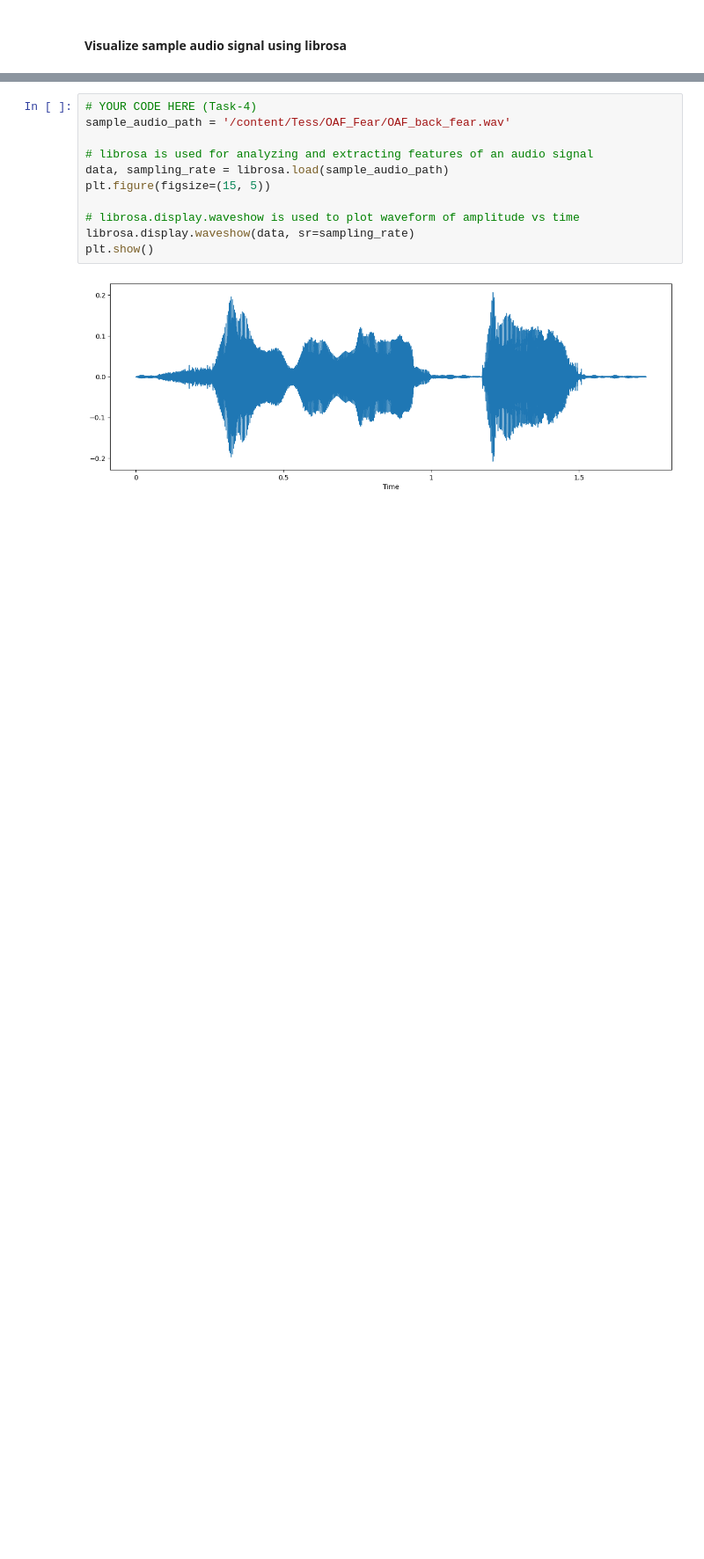
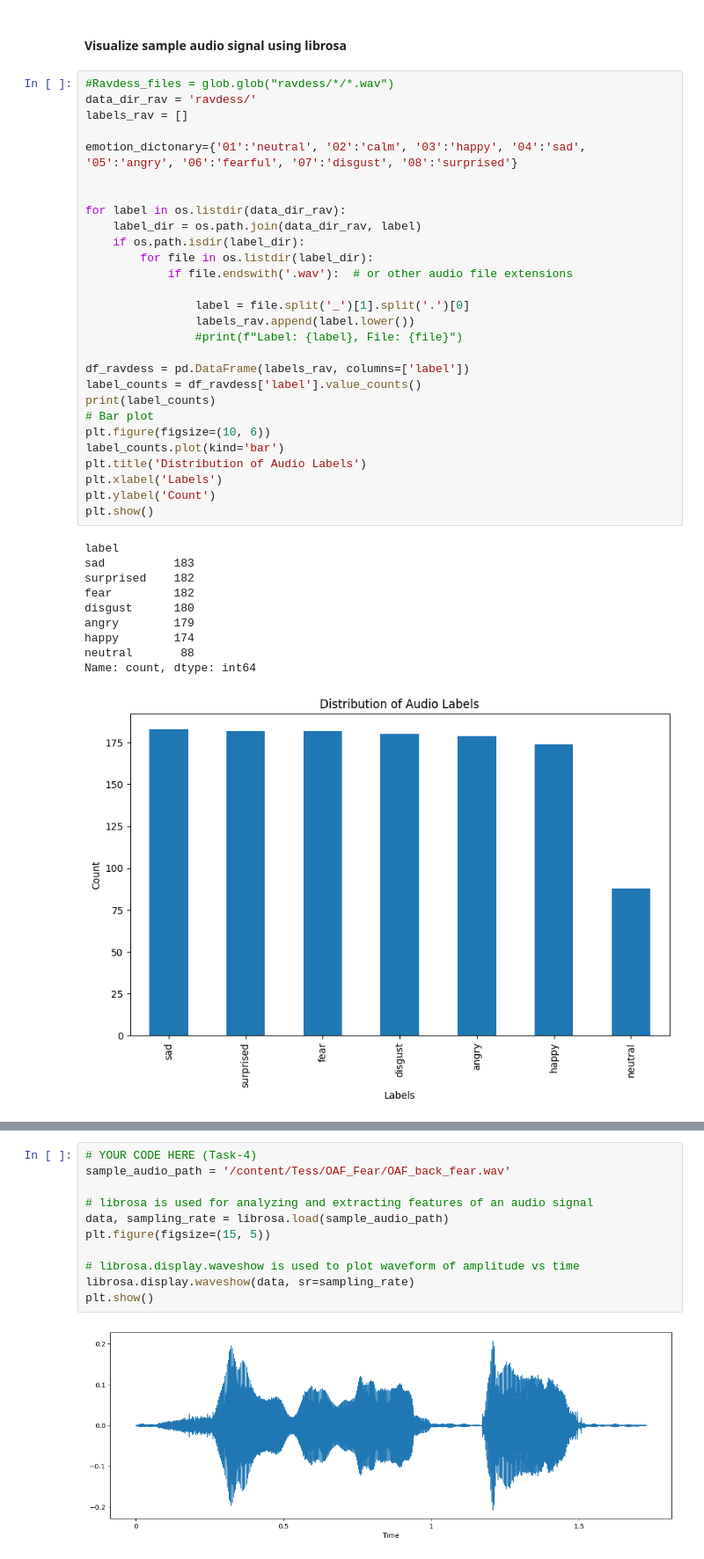
Before and after one commit to vchandraiitk/datascience, a Jupyter notebook: Vikas_M3_NB_MiniProject_3_Emotion_Classification_from_Speech.ipynb, the cells around one changed output, grey strips where cells are left out. Shown at 88% size. Cells and saved outputs as stored; diff of their text form; blank space fills up the shorter version.

```diff
--- a/Vikas_M3_NB_MiniProject_3_Emotion_Classification_from_Speech.ipynb
+++ b/Vikas_M3_NB_MiniProject_3_Emotion_Classification_from_Speech.ipynb
@@ -204,2 +206,41 @@ Name: count, dtype: int64
 # %% [markdown]
 #### Visualize sample audio signal using librosa
+# %%
+#Ravdess_files = glob.glob("ravdess/*/*.wav")
+data_dir_rav = 'ravdess/'
+labels_rav = []
+
+emotion_dictonary={'01':'neutral', '02':'calm', '03':'happy', '04':'sad', '05':'angry', '06':'fearful', '07':'disgust', '08':'surprised'}
+
+
+for label in os.listdir(data_dir_rav):
+    label_dir = os.path.join(data_dir_rav, label)
+    if os.path.isdir(label_dir):
+        for file in os.listdir(label_dir):
+            if file.endswith('.wav'):  # or other audio file extensions
+
+                label = file.split('_')[1].split('.')[0]
+                labels_rav.append(label.lower())
+                #print(f"Label: {label}, File: {file}")
+
+df_ravdess = pd.DataFrame(labels_rav, columns=['label'])
+label_counts = df_ravdess['label'].value_counts()
+print(label_counts)
+# Bar plot
+plt.figure(figsize=(10, 6))
+label_counts.plot(kind='bar')
+plt.title('Distribution of Audio Labels')
+plt.xlabel('Labels')
+plt.ylabel('Count')
+plt.show()
+# %% [output]
+label
+sad          183
+surprised    182
+fear         182
+disgust      180
+angry        179
+happy        174
+neutral       88
+Name: count, dtype: int64
+[figure, added]
```
Also changed, not shown: parts of 18 cells of this notebook.
